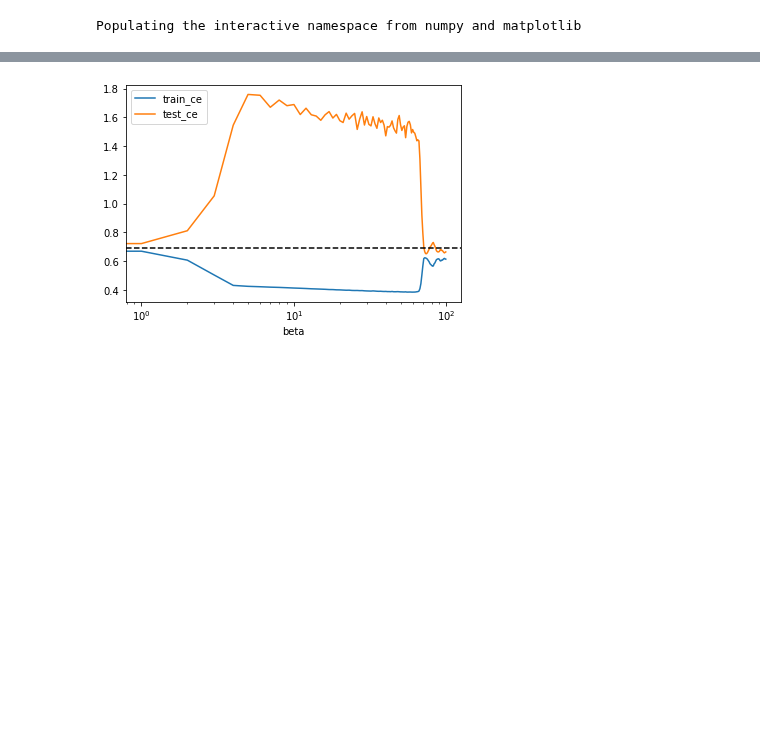
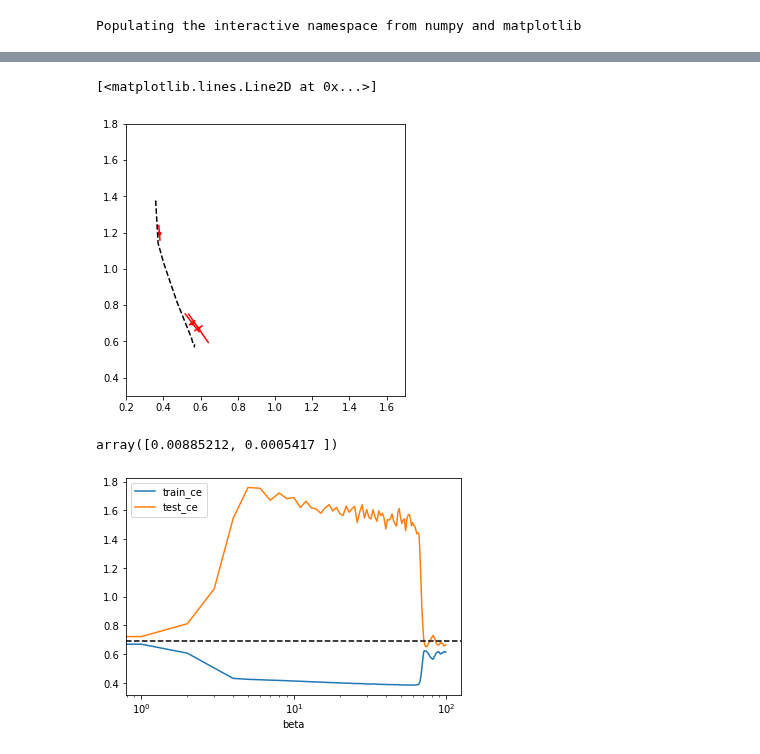
Before and after one commit to mfederici/JADE, a Jupyter notebook: results.ipynb, the cells around one changed output, grey strips where cells are left out. Saved outputs shown, nothing was run; the diff lists cells and outputs as text; code cells hidden in the pictures; blank space fills up the shorter version.

```diff
--- a/results.ipynb
+++ b/results.ipynb
@@ -131,3 +134,73 @@ for j, run_name in enumerate(run_list):
+# %%
+x = [0.3565592705272138,
+ 0.3579753306694329,
+ 0.35831161960959435,
+ 0.35821832809597254,
+ 0.35879439022392035,
+ 0.359304191544652,
+ 0.3718572948127985,
+ 0.37400165386497974,
+ 0.3742010798305273,
+ 0.3742284830659628,
+ 0.3746680114418268,
+ 0.40074875950813293,
+ 0.4725067988038063,
+ 0.5511157959699631,
+ 0.5601244568824768,
+ 0.5675425231456757,
+ 0.5661426186561584,
+ 0.5686025321483612]
+
+y = [1.3767269551753998,
+ 1.373890370130539,
+ 1.3720533549785614,
+ 1.3725731074810028,
+ 1.3707850873470306,
+ 1.3609319627285004,
+ 1.1376690566539764,
+ 1.1335138976573944,
+ 1.1326242983341217,
+ 1.1326654255390167,
+ 1.131213754415512,
+ 1.0351907312870026,
+ 0.8191898167133331,
+ 0.6182896792888641,
+ 0.5848599970340729,
+ 0.5820362865924835,
+ 0.570501059293747,
+ 0.5703085958957672]
+
+def plot_result(run_name, ax, min_step=18000):
+    run = api.run(run_name)
+    run_history = [[(r['test_ce_01']+r['test_ce_02'])/2.0, r['test_ce_09']] for r in run.scan_history(min_step=min_step) if 'test_ce_01' in r]
+    data = np.array(run_history)
+
+    mu = np.mean(data, axis=0)
+    sigma = np.cov(data, rowvar=0)
+    U, s, _ = numpy.linalg.svd(sigma)
+
+    ax.plot([mu[0]-U[0,0]*s[0]**0.5,mu[0]+U[0,0]*s[0]**0.5],[mu[1]-U[0,1]*s[0]**0.5,mu[1]+U[0,1]*s[0]**0.5],'-r')
+    ax.plot([mu[0]-U[1,0]*s[1]**0.5,mu[0]+U[1,0]*s[1]**0.5],[mu[1]-U[1,1]*s[1]**0.5,mu[1]+U[1,1]*s[1]**0.5],'-r')
+    ax.plot(mu[0],mu[1],'.r')
+
+f, ax = plt.subplots(1,1,figsize=(5,5))
+for j, run_name in enumerate(run_list):
+    plot_result(run_name, ax, min_step=15000)
+ax.set_xlim(0.2,1.7)
+ax.set_ylim(0.3,1.8)
+
+
+
+
+ax.plot(x,y, '--k', label='Theoretical bound')
+#plt.plot(data[:,0],data[:,1],'.')
+# %% [output]
+[<matplotlib.lines.Line2D at 0x...>]
+[figure, added]
+# %%
+s
+# %% [output]
+array([0.00885212, 0.0005417 ])
 # %%
 run_data = run.scan_history()
 last_beta = 1e-5
```
Also changed, not shown: parts of 2 cells of this notebook, 2 other files.
